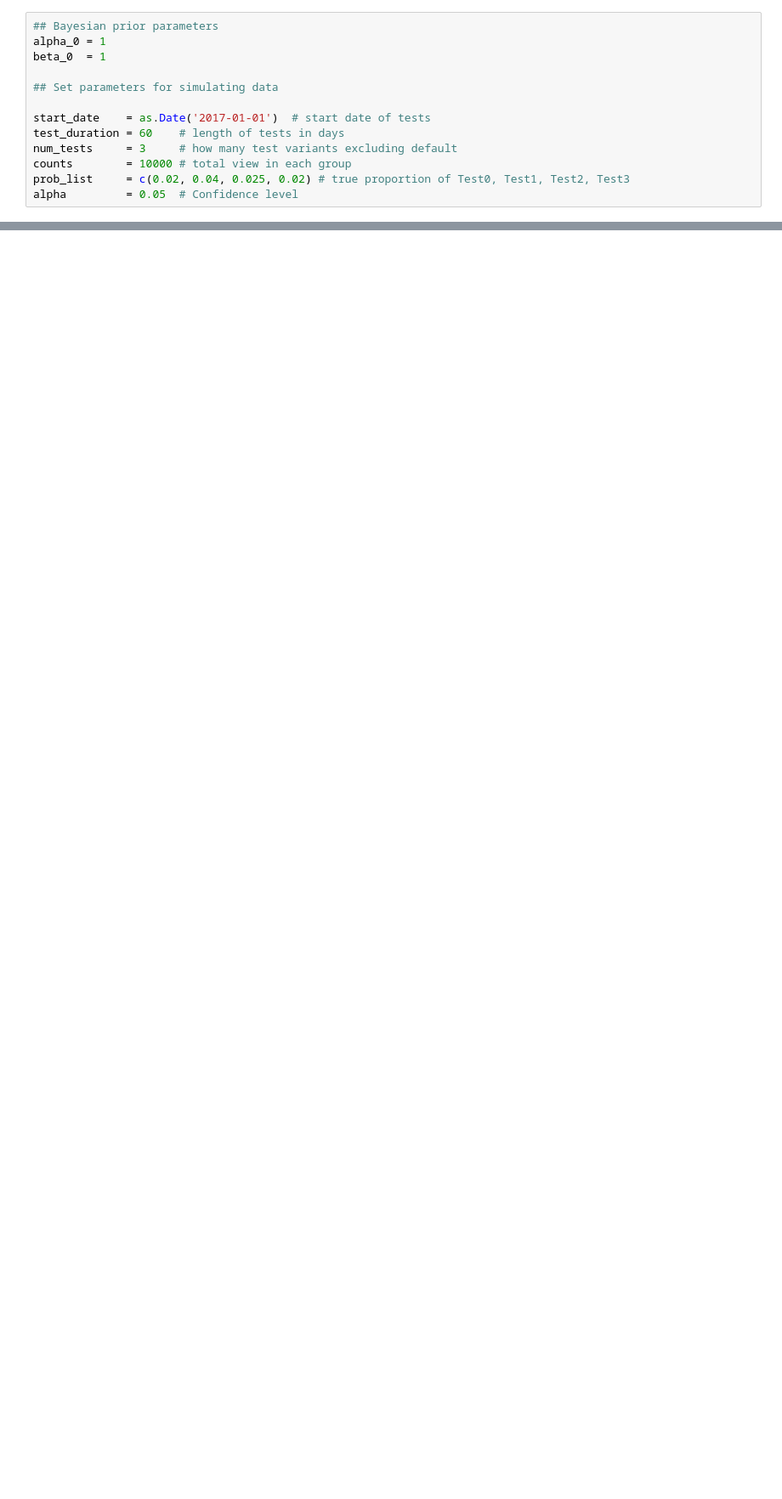
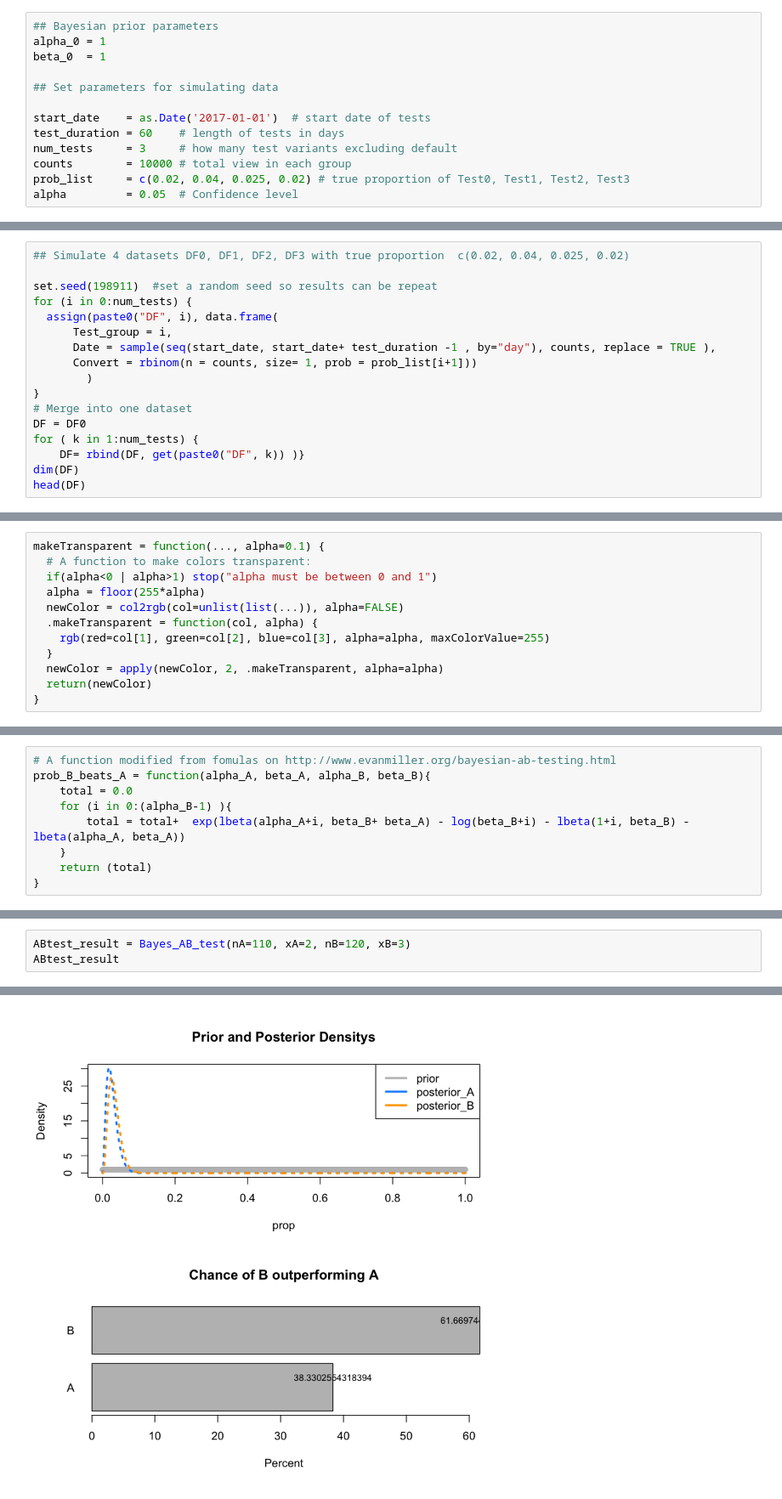
Before and after one commit to tukichen/Bayesian_AB_testing, a Jupyter notebook: Bayesian_AB_testing.ipynb, the cells around one changed output, grey strips where cells are left out. Shown at 85% size. Saved outputs shown, nothing was run; the diff lists cells and outputs as text; blank space fills up the shorter version.

```diff
--- a/Bayesian_AB_testing.ipynb
+++ b/Bayesian_AB_testing.ipynb
@@ -294,0 +66,17 @@ lines(data[data$group==1, 'day'], data[data$group==2, 'CR'] ,type = "l", lwd = 3
+# %%
+## Simulate 4 datasets DF0, DF1, DF2, DF3 with true proportion  c(0.02, 0.04, 0.025, 0.02)
+
+set.seed(198911)  #set a random seed so results can be repeat
+for (i in 0:num_tests) {
+  assign(paste0("DF", i), data.frame(
+      Test_group = i,
+      Date = sample(seq(start_date, start_date+ test_duration -1 , by="day"), counts, replace = TRUE ),
+      Convert = rbinom(n = counts, size= 1, prob = prob_list[i+1]))
+        )
+}
+# Merge into one dataset
+DF = DF0
+for ( k in 1:num_tests) {
+    DF= rbind(DF, get(paste0("DF", k)) )}
+dim(DF)
+head(DF)
@@ -294,0 +160,12 @@ lines(data[data$group==1, 'day'], data[data$group==2, 'CR'] ,type = "l", lwd = 3
+# %%
+makeTransparent = function(..., alpha=0.1) {
+  # A function to make colors transparent:
+  if(alpha<0 | alpha>1) stop("alpha must be between 0 and 1")
+  alpha = floor(255*alpha)
+  newColor = col2rgb(col=unlist(list(...)), alpha=FALSE)
+  .makeTransparent = function(col, alpha) {
+    rgb(red=col[1], green=col[2], blue=col[3], alpha=alpha, maxColorValue=255)
+  }
+  newColor = apply(newColor, 2, .makeTransparent, alpha=alpha)
+  return(newColor)
+}
@@ -294,0 +248,9 @@ lines(data[data$group==1, 'day'], data[data$group==2, 'CR'] ,type = "l", lwd = 3
+# %%
+# A function modified from fomulas on http://www.evanmiller.org/bayesian-ab-testing.html
+prob_B_beats_A = function(alpha_A, beta_A, alpha_B, beta_B){
+    total = 0.0
+    for (i in 0:(alpha_B-1) ){
+        total = total+  exp(lbeta(alpha_A+i, beta_B+ beta_A) - log(beta_B+i) - lbeta(1+i, beta_B) - lbeta(alpha_A, beta_A))
+    }
+    return (total)
+}
@@ -294,0 +308,4 @@ lines(data[data$group==1, 'day'], data[data$group==2, 'CR'] ,type = "l", lwd = 3
+# %%
+ABtest_result = Bayes_AB_test(nA=110, xA=2, nB=120, xB=3)
+ABtest_result
+# %% [output]
@@ -294,0 +315 @@ lines(data[data$group==1, 'day'], data[data$group==2, 'CR'] ,type = "l", lwd = 3
+[figure, added]
```
Also changed, not shown: parts of 44 cells of this notebook.
